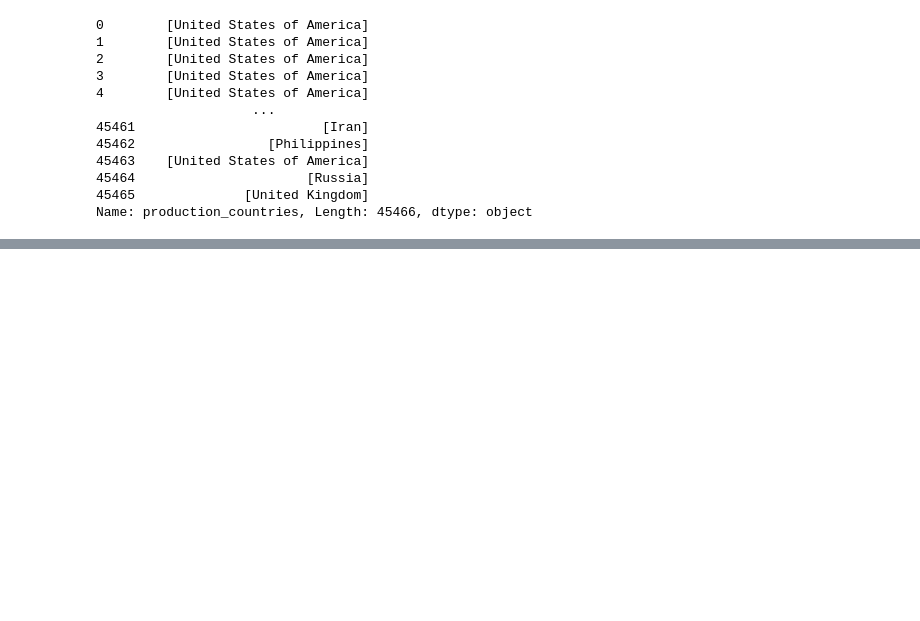
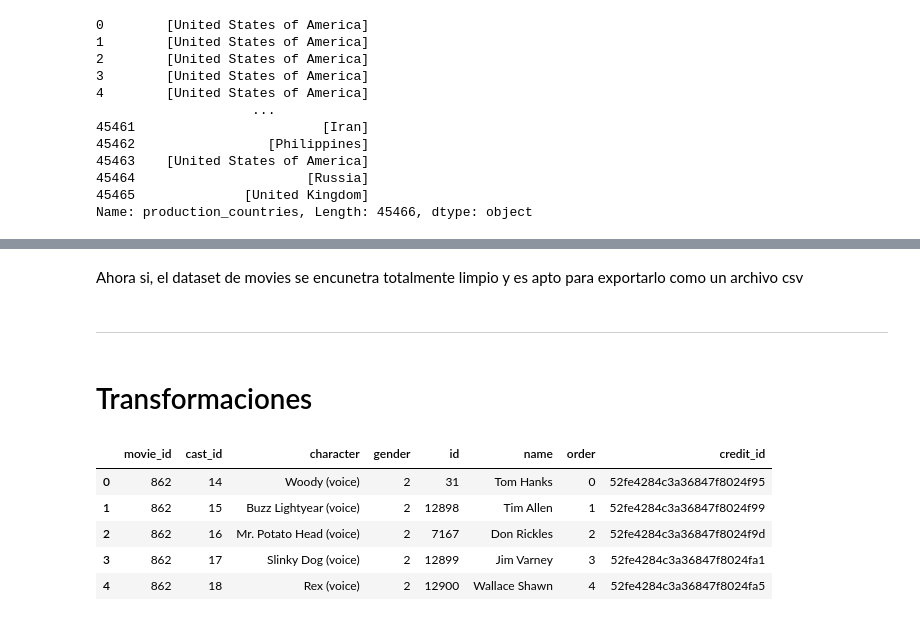
Before and after one commit to uriellmendezz/Movies_Recommendation_API, a Jupyter notebook: notebooks/ETL_movies_dataset.ipynb, the cells around one changed output, grey strips where cells are left out. Cells and saved outputs as stored; diff of their text form; code cells hidden in the pictures; blank space fills up the shorter version.

```diff
--- a/notebooks/ETL_movies_dataset.ipynb
+++ b/notebooks/ETL_movies_dataset.ipynb
@@ -212,0 +395,2 @@ CSV Downloaded
+# %% [markdown]
+Ahora si, el dataset de movies se encunetra totalmente limpio y es apto para exportarlo como un archivo csv
@@ -212,0 +399,18 @@ CSV Downloaded
+# %% [markdown]
+---
+# %% [markdown]
+# Transformaciones
+# %%
+movies = pd.read_csv('../final_data/final_movies.csv')
+cast = pd.read_csv('../final_data/final_cast.csv')
+crew = pd.read_csv('../final_data/final_crew.csv')
+movies.movie_id = movies.movie_id.astype(int)
+# %%
+cast.head()
+# %% [output]
+|  | movie_id | cast_id | character | gender | id | name | order | credit_id |
+| 0 | 862 | 14 | Woody (voice) | 2 | 31 | Tom Hanks | 0 | 52fe4284c3a36847f8024f95 |
+| 1 | 862 | 15 | Buzz Lightyear (voice) | 2 | 12898 | Tim Allen | 1 | 52fe4284c3a36847f8024f99 |
+| 2 | 862 | 16 | Mr. Potato Head (voice) | 2 | 7167 | Don Rickles | 2 | 52fe4284c3a36847f8024f9d |
+| 3 | 862 | 17 | Slinky Dog (voice) | 2 | 12899 | Jim Varney | 3 | 52fe4284c3a36847f8024fa1 |
+| 4 | 862 | 18 | Rex (voice) | 2 | 12900 | Wallace Shawn | 4 | 52fe4284c3a36847f8024fa5 |
```
Also changed, not shown: parts of 74 cells of this notebook, 15 other files.
